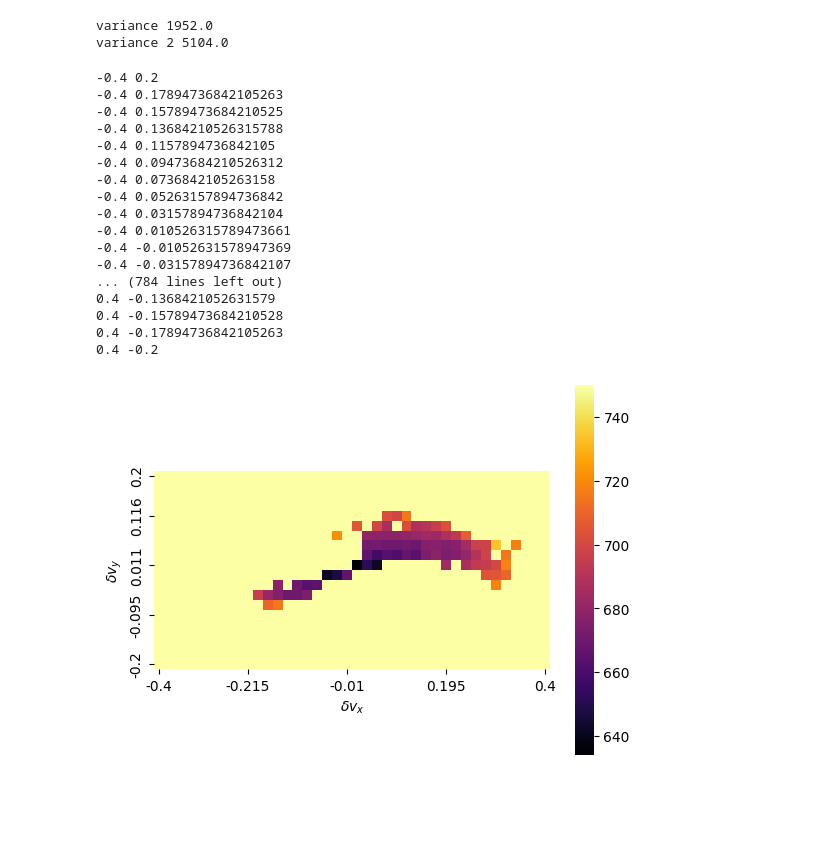
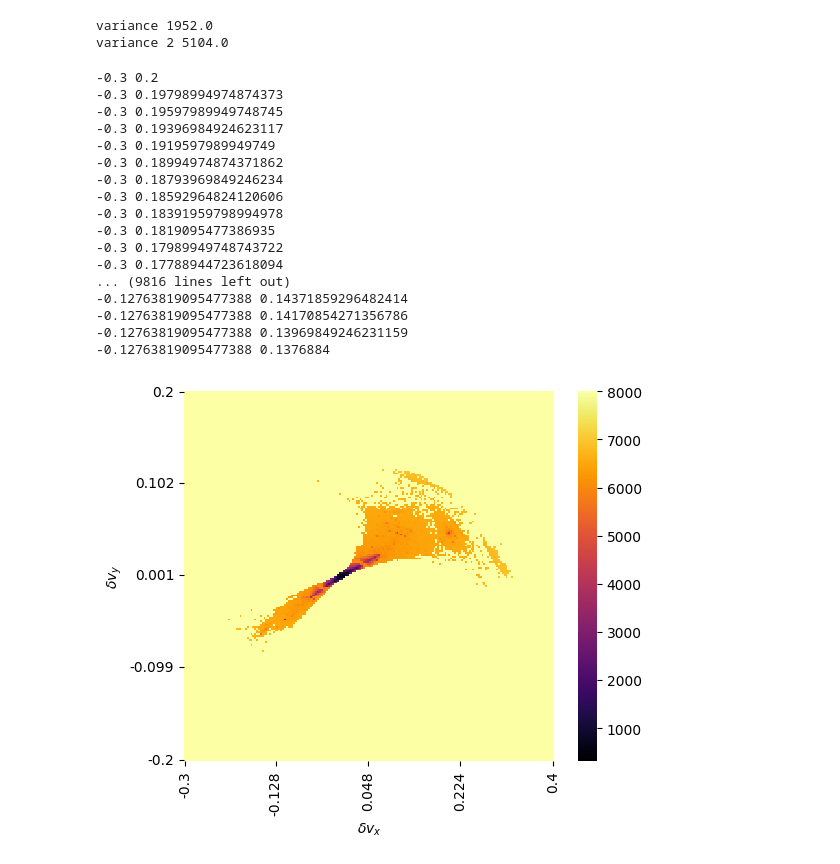
Before and after one commit to williamjones7/Dissertation, a Jupyter notebook: Fig8Variance.ipynb, the cells around one changed output. Cells and saved outputs as stored; diff of their text form; code cells hidden in the pictures; blank space fills up the shorter version.

```diff
--- a/Fig8Variance.ipynb
+++ b/Fig8Variance.ipynb
@@ -161,8 +161,8 @@ print('variance 2', variance2)
 variance 1952.0
 variance 2 5104.0
 # %%
-exs = np.linspace(-0.3,0.4,40)
-eys = np.flip(np.linspace(-0.2, 0.2, 20))
+exs = np.linspace(-0.3,0.4,200)
+eys = np.flip(np.linspace(-0.2, 0.2, 200))
 # %%
 T = 1000
 C = 0.4
@@ -206,20 +206,20 @@ Es = np.array(stabilities).reshape(len(exs), len(eys))
 ts = np.array(ts).reshape(len(exs), len(eys))
 variances = np.array(variances).reshape(len(exs), len(eys))
 # %% [output]
--0.4 0.2
--0.4 0.17894736842105263
--0.4 0.15789473684210525
--0.4 0.13684210526315788
--0.4 0.1157894736842105
--0.4 0.09473684210526312
--0.4 0.0736842105263158
--0.4 0.05263157894736842
--0.4 0.03157894736842104
--0.4 0.010526315789473661
--0.4 -0.01052631578947369
--0.4 -0.03157894736842107
-... (784 lines left out)
-0.4 -0.1368421052631579
-0.4 -0.15789473684210528
-0.4 -0.17894736842105263
-0.4 -0.2
+-0.3 0.2
+-0.3 0.19798994974874373
+-0.3 0.19597989949748745
+-0.3 0.19396984924623117
+-0.3 0.1919597989949749
+-0.3 0.18994974874371862
+-0.3 0.18793969849246234
+-0.3 0.18592964824120606
+-0.3 0.18391959798994978
+-0.3 0.1819095477386935
+-0.3 0.17989949748743722
+-0.3 0.17788944723618094
+... (9816 lines left out)
+-0.12763819095477388 0.14371859296482414
+-0.12763819095477388 0.14170854271356786
+-0.12763819095477388 0.13969849246231159
+-0.12763819095477388 0.1376884
@@ -229,32 +242,32 @@ from matplotlib.colors import ListedColormap
 
 
 # Create a figure and axis for the heatmap
 fig, ax = plt.subplots()
 
 # Create the heatmap using Seaborn
-sns.heatmap(variances.T,cmap = 'inferno',  cbar=True, ax=ax, vmax = 750)
+sns.heatmap(variances.T,cmap = 'inferno',  cbar=True, ax=ax, vmax = 8000)
 
 # Determine the tick positions
 num_ticks = 5
 tick_positionsx = np.linspace(0, variances.shape[0] - 1, num_ticks, dtype=int)
 tick_positionsy = np.linspace(0, variances.shape[1] - 1, num_ticks, dtype=int)
 
 # Set the tick positions and labels for both x-axis and y-axis
 ax.set_xticks(tick_positionsx + 0.5)
 ax.set_yticks(tick_positionsy + 0.5)
 ax.set_xticklabels(np.round(exs,3)[tick_positionsx])
 ax.set_yticklabels(np.round(eys,3)[tick_positionsy])
 
 # Set axis labels and title
 ax.set_xlabel(f'$\delta v_x$')
 ax.set_ylabel('$\delta v_y$')
 
 # colorbar = ax.collections[0].colorbar
 # colorbar.set_ticks(0.375 * np.array([1, 3, 5, 7]))
 # colorbar.set_ticklabels(['$d > 10$', '$T > {1000}}$', '$h < 0.001$', '$E > 0.01$'])
 
 ax.set_aspect('equal')
 # Show the plot
 plt.show()
 # %% [output]
-[figure, old version]
+[figure, new version]
```
Also changed, not shown: parts of 4 cells of this notebook, 4 other files.
